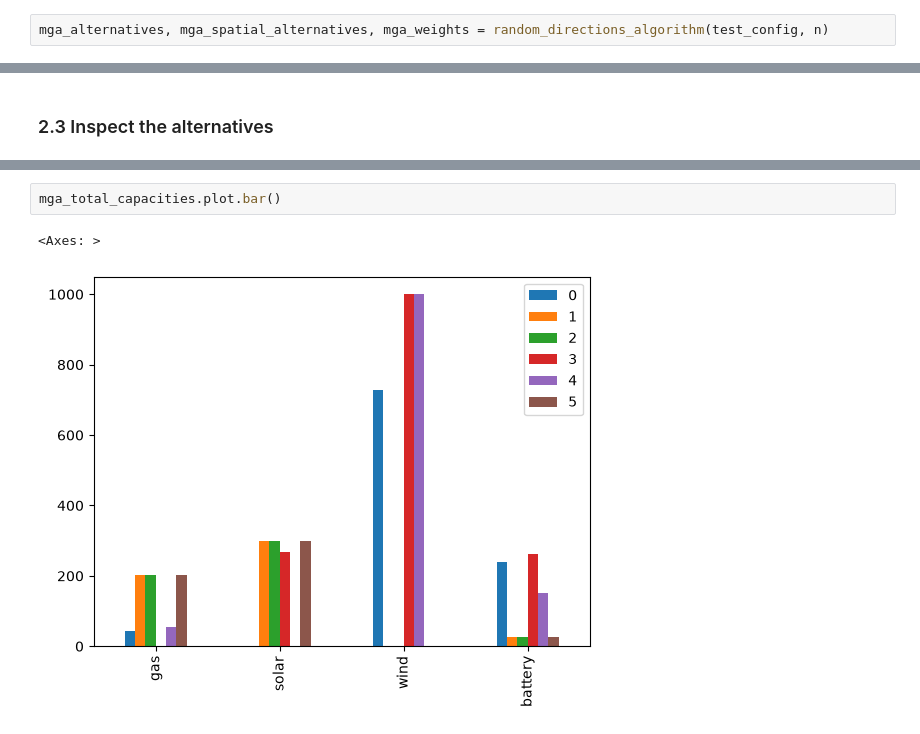
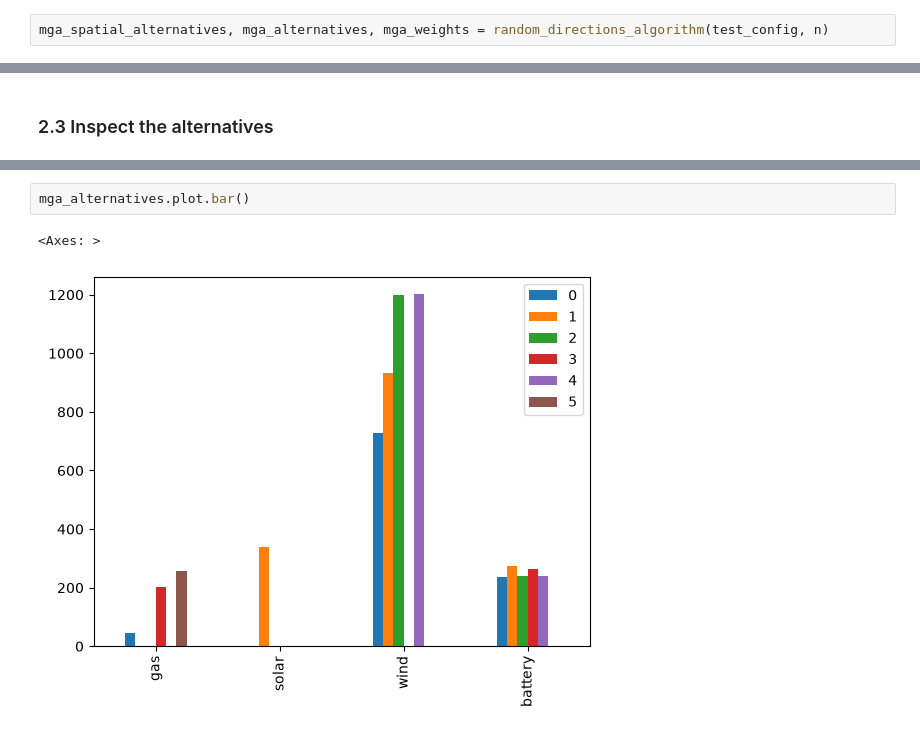
Before and after one commit to MGA4all/MGA4all_algorithms, a Jupyter notebook: docs/tutorials/tutorial_random_directions.ipynb, the cells around one changed output, grey strips where cells are left out. Saved outputs shown, nothing was run; the diff lists cells and outputs as text.

```diff
--- a/docs/tutorials/tutorial_random_directions.ipynb
+++ b/docs/tutorials/tutorial_random_directions.ipynb
@@ -68,7 +68,7 @@ RandomDirectionsConfig(config_name='random_directions', model_interface='pypsa',
 # %%
 from mga4all.mga_random_directions import random_directions_algorithm
 # %%
-mga_alternatives, mga_spatial_alternatives, mga_weights = random_directions_algorithm(test_config, n)
+mga_spatial_alternatives, mga_alternatives, mga_weights = random_directions_algorithm(test_config, n)
 # %% [output]
 WARNING:pypsa.consistency:Encountered nan's in varying data 'v_ang' for columns ['bus1', 'bus2'] of component 'Bus'.
 WARNING:pypsa.consistency:The following lines have zero x, which could break the linear load flow:
@@ -105,6 +97,6 @@ mga_spatial_capacities = pd.concat((
 # %%
-mga_total_capacities.plot.bar()
+mga_alternatives.plot.bar()
 # %% [output]
 <Axes: >
-[figure, old version]
+[figure, new version]
 # %%
```
Also changed, not shown: parts of 8 cells of this notebook, 10 other files.
